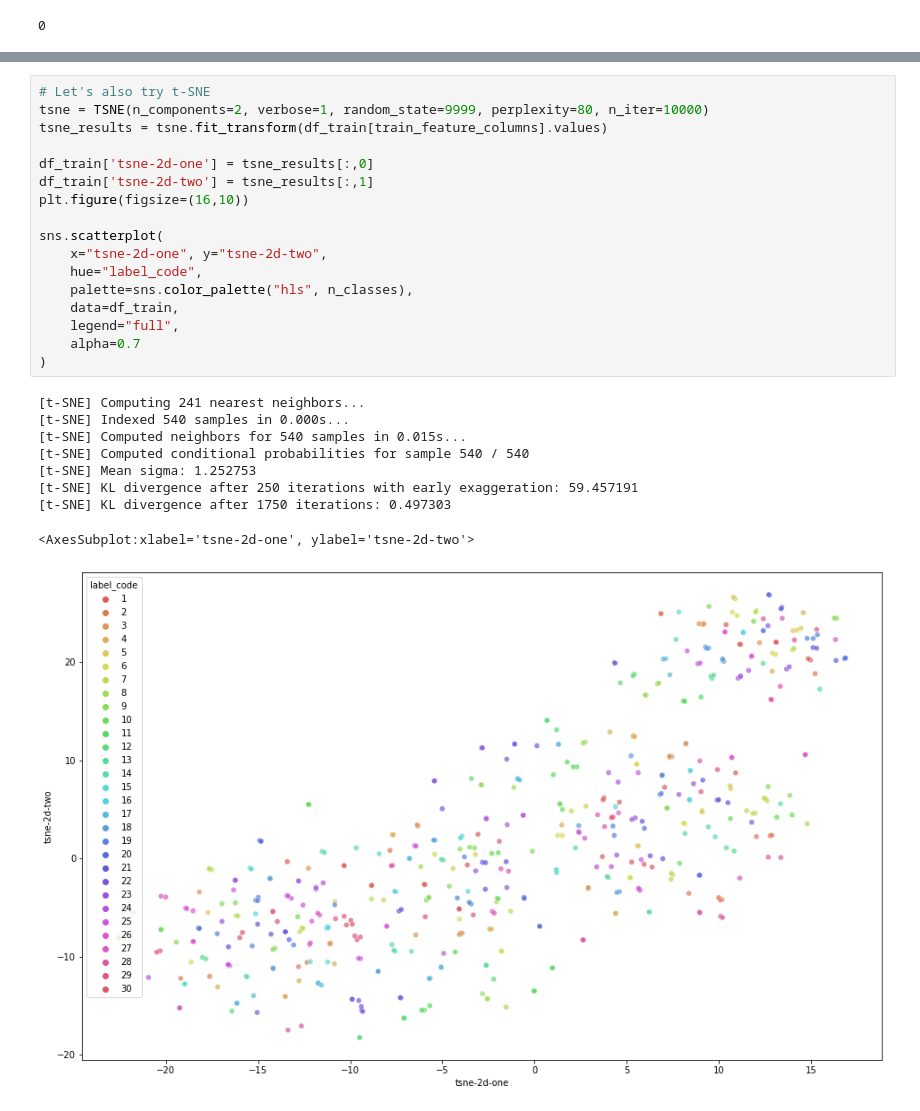
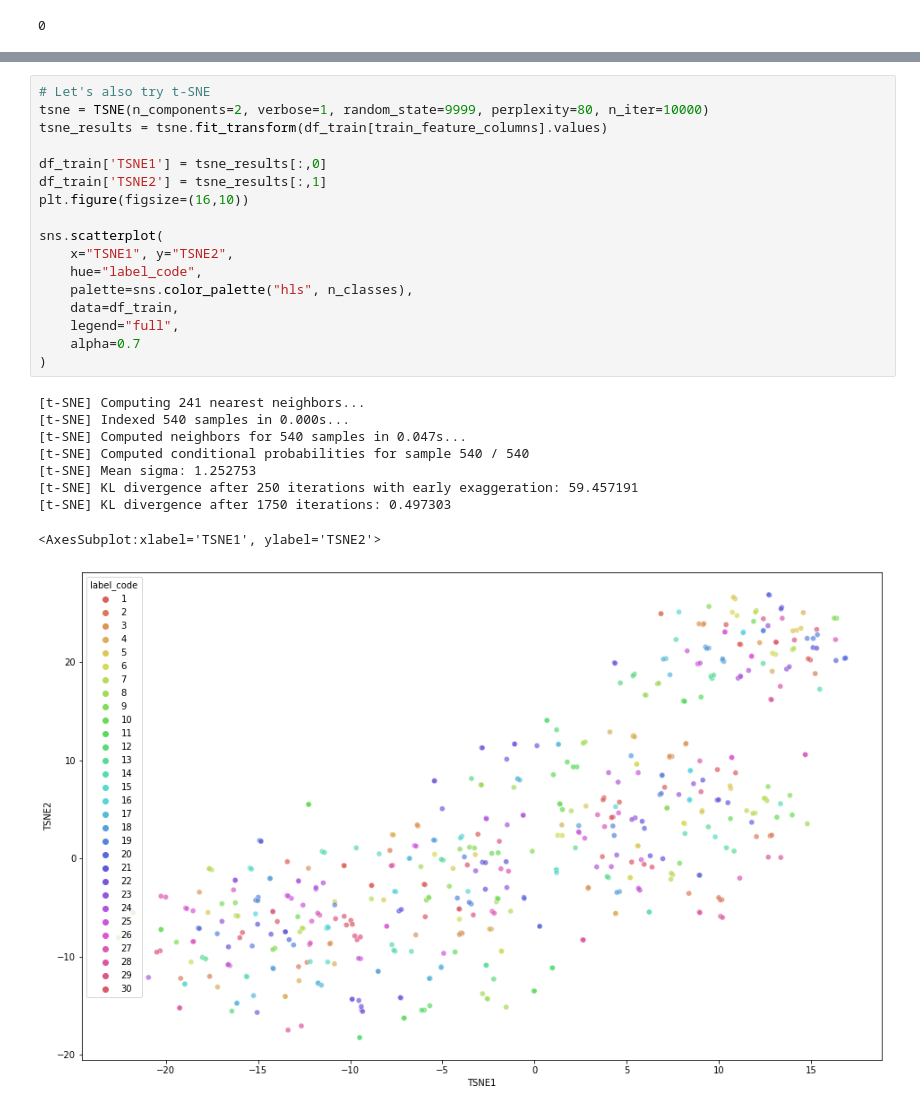
Before and after one commit to viktorparipas92/D0036E-labgroup-14, a Jupyter notebook: Project/Task1.ipynb, the cells around one changed output, grey strips where cells are left out. Saved outputs shown, nothing was run; the diff lists cells and outputs as text.

```diff
--- a/Project/Task1.ipynb
+++ b/Project/Task1.ipynb
@@ -190,27 +190,27 @@ Total variance explained by 50 PCA components 0.8872278
 # %%
 # Let's also try t-SNE
 tsne = TSNE(n_components=2, verbose=1, random_state=9999, perplexity=80, n_iter=10000)
 tsne_results = tsne.fit_transform(df_train[train_feature_columns].values)
 
-df_train['tsne-2d-one'] = tsne_results[:,0]
-df_train['tsne-2d-two'] = tsne_results[:,1]
+df_train['TSNE1'] = tsne_results[:,0]
+df_train['TSNE2'] = tsne_results[:,1]
 plt.figure(figsize=(16,10))
 
 sns.scatterplot(
-    x="tsne-2d-one", y="tsne-2d-two",
+    x="TSNE1", y="TSNE2",
     hue="label_code",
     palette=sns.color_palette("hls", n_classes),
     data=df_train,
     legend="full",
     alpha=0.7
 )
 # %% [output]
 [t-SNE] Computing 241 nearest neighbors...
 [t-SNE] Indexed 540 samples in 0.000s...
-[t-SNE] Computed neighbors for 540 samples in 0.015s...
+[t-SNE] Computed neighbors for 540 samples in 0.047s...
 [t-SNE] Computed conditional probabilities for sample 540 / 540
 [t-SNE] Mean sigma: 1.252753
 [t-SNE] KL divergence after 250 iterations with early exaggeration: 59.457191
 [t-SNE] KL divergence after 1750 iterations: 0.497303
-<AxesSubplot:xlabel='tsne-2d-one', ylabel='tsne-2d-two'>
+<AxesSubplot:xlabel='TSNE1', ylabel='TSNE2'>
-[figure, old version]
+[figure, new version]
```
Also changed, not shown: parts of 1 cell of this notebook.
